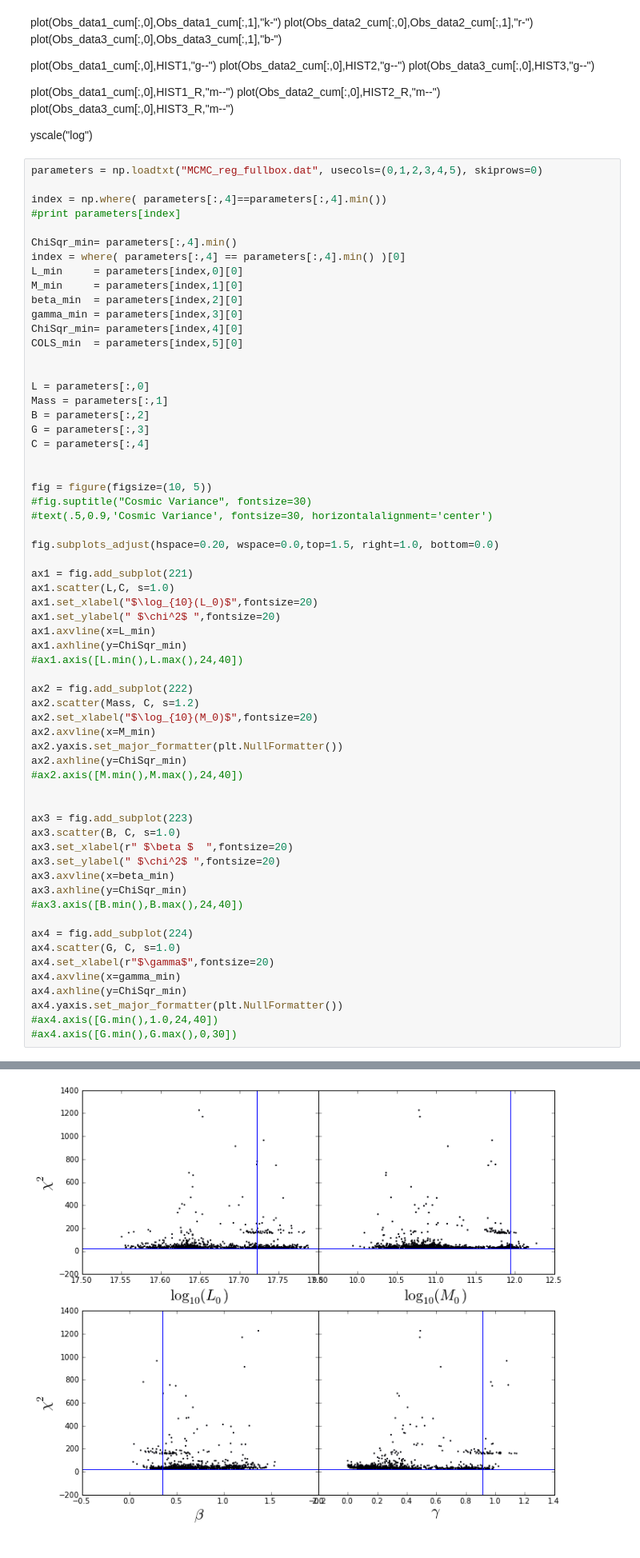
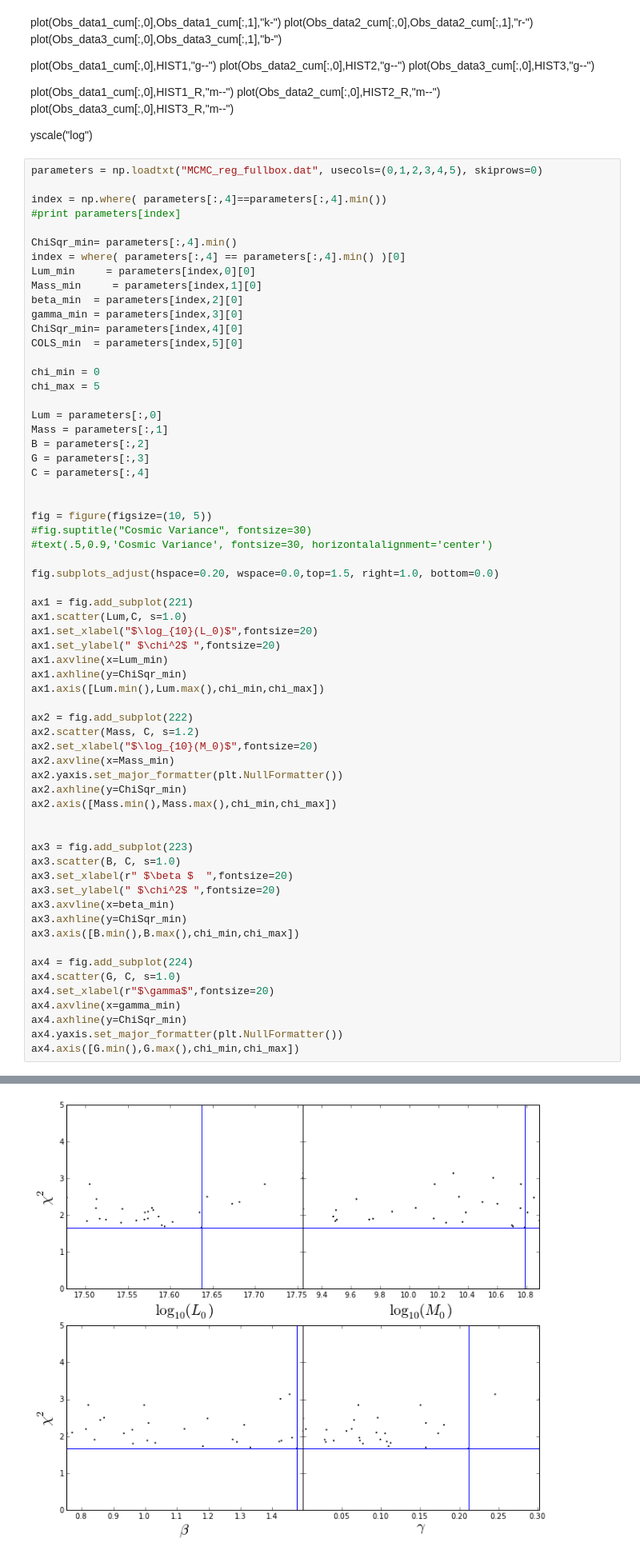
Before and after one commit to flgomezc/sfr-dmhm, a Jupyter notebook: fullprogram/main.ipynb, the cells around one changed output, grey strips where cells are left out. Shown at 80% size. Drawn from its saved outputs; the diff is of its cells as text.

```diff
--- a/fullprogram/main.ipynb
+++ b/fullprogram/main.ipynb
@@ -314,15 +312,17 @@ index = np.where( parameters[:,4]==parameters[:,4].min())
 
 ChiSqr_min= parameters[:,4].min()
 index = where( parameters[:,4] == parameters[:,4].min() )[0]
-L_min     = parameters[index,0][0]
-M_min     = parameters[index,1][0]
+Lum_min     = parameters[index,0][0]
+Mass_min     = parameters[index,1][0]
 beta_min  = parameters[index,2][0]
 gamma_min = parameters[index,3][0]
 ChiSqr_min= parameters[index,4][0]
 COLS_min  = parameters[index,5][0]
 
+chi_min = 0
+chi_max = 5
 
-L = parameters[:,0]
+Lum = parameters[:,0]
 Mass = parameters[:,1]
 B = parameters[:,2]
 G = parameters[:,3]
@@ -336,20 +336,20 @@ fig = figure(figsize=(10, 5))
 fig.subplots_adjust(hspace=0.20, wspace=0.0,top=1.5, right=1.0, bottom=0.0)
 
 ax1 = fig.add_subplot(221)
-ax1.scatter(L,C, s=1.0)
+ax1.scatter(Lum,C, s=1.0)
 ax1.set_xlabel("$\log_{10}(L_0)$",fontsize=20)
 ax1.set_ylabel(" $\chi^2$ ",fontsize=20)
-ax1.axvline(x=L_min)
+ax1.axvline(x=Lum_min)
 ax1.axhline(y=ChiSqr_min)
-#ax1.axis([L.min(),L.max(),24,40])
+ax1.axis([Lum.min(),Lum.max(),chi_min,chi_max])
 
 ax2 = fig.add_subplot(222)
 ax2.scatter(Mass, C, s=1.2)
 ax2.set_xlabel("$\log_{10}(M_0)$",fontsize=20)
-ax2.axvline(x=M_min)
+ax2.axvline(x=Mass_min)
 ax2.yaxis.set_major_formatter(plt.NullFormatter())
 ax2.axhline(y=ChiSqr_min)
-#ax2.axis([M.min(),M.max(),24,40])
+ax2.axis([Mass.min(),Mass.max(),chi_min,chi_max])
 
 
 ax3 = fig.add_subplot(223)
@@ -358,7 +358,7 @@ ax3.set_xlabel(r" $\beta $  ",fontsize=20)
 ax3.set_ylabel(" $\chi^2$ ",fontsize=20)
 ax3.axvline(x=beta_min)
 ax3.axhline(y=ChiSqr_min)
-#ax3.axis([B.min(),B.max(),24,40])
+ax3.axis([B.min(),B.max(),chi_min,chi_max])
 
 ax4 = fig.add_subplot(224)
 ax4.scatter(G, C, s=1.0)
@@ -366,6 +366,5 @@ ax4.set_xlabel(r"$\gamma$",fontsize=20)
 ax4.axvline(x=gamma_min)
 ax4.axhline(y=ChiSqr_min)
 ax4.yaxis.set_major_formatter(plt.NullFormatter())
-#ax4.axis([G.min(),1.0,24,40])
-#ax4.axis([G.min(),G.max(),0,30])
+ax4.axis([G.min(),G.max(),chi_min,chi_max])
 # %% [output]
@@ -372 +372 @@ ax4.yaxis.set_major_formatter(plt.NullFormatter())
-[figure, old version]
+[figure, new version]
```
Also changed, not shown: parts of 11 cells of this notebook, 5 other files.
